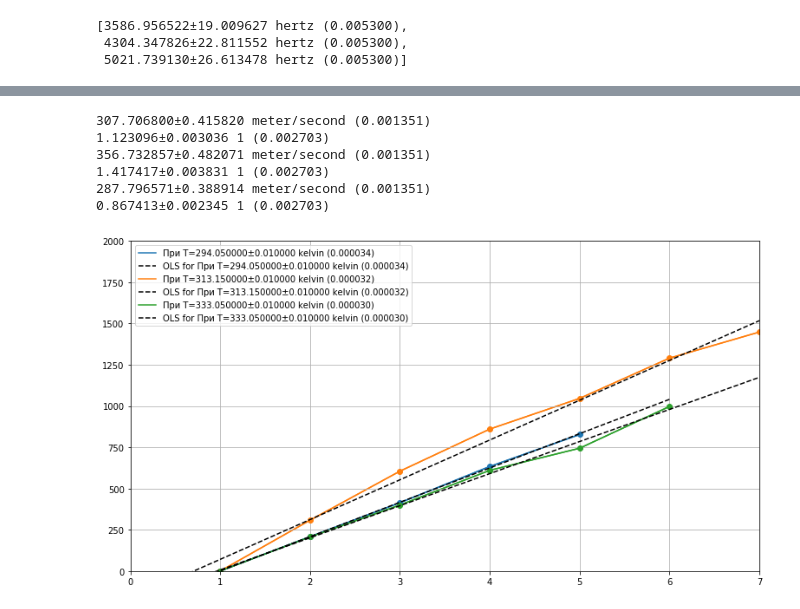
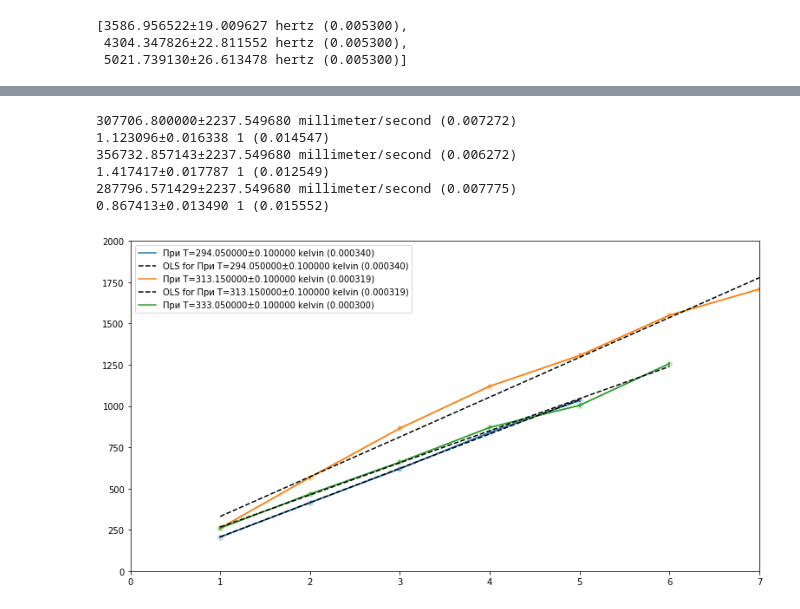
Before and after one commit to Wiki-fan/miptlabs, a Jupyter notebook: lab2.1 example.ipynb, the cells around one changed output, grey strips where cells are left out. Cells and saved outputs as stored; diff of their text form; code cells hidden in the pictures.

```diff
--- a/lab2.1 example.ipynb
+++ b/lab2.1 example.ipynb
@@ -23,7 +24,7 @@ log.basicConfig(level=log.INFO, format='%(message)s', stream=sys.stdout)
 # %%
 # Рассчитываем частоты, которые нужно выставить (примерно), чтобы получилось 5, 6 и 7 резонансов
 mu = ml.PQ(29*10**(-3)*u.kg/u.mol, is_const=True)
-T = ml.PQ(ml.celsium_to_kelvins(22.6), sigma=0.5*u.kelvins) # Комнатная
+T = ml.PQ(ml.celsium_to_kelvins(22.6), sigma=0.2*u.kelvins) # Комнатная
 delta_L_max = ml.PQ(23*u.cm, sigma=0.1*u.cm)
 v_sound_estim = ml.PQ(330*u.m/u.s, sigma=1*u.m/u.s)
 f_s = [(v_sound_estim*n/delta_L_max/2).repr_as(u.hz) for n in [5, 6, 7]]
@@ -44,16 +45,19 @@ L_s = [ np.array([ml.PQ(val*u.mm, sigma=0.5*u.mm) for val in
         np.array([ml.PQ(val*u.mm, sigma=0.5*u.mm) for val in
                      [23, 62, 95, 128, 161, 194, 226]])]
 
-plt.figure(figsize=(13, 7))
-plt.xlim(0, 7)
+plt.figure(figsize=(14, 14))
 for L, f in zip(L_s, f_s):
+    plt.xlim(0, 7)
+    plt.ylim(0, 250)
+
     grid = np.arange(1, len(L)+1, 1)
-    ml.plt_pq(grid, L-L[0], label='Для f=%s'%f.val, ols=True)
+    ml.plt_pq(grid, (L-L[0]), label='Для f=%s'%f.val, ols=True, grid_y=25, grid_x=(1, 0))
 
     ols_coefs, ols_errors = ml.OLS(grid, L)
-    print(ols_coefs, ols_errors)
-
-    lambd = ml.PQ(2*ols_coefs[0]*L[0].dim, sigma=ols_errors[0]*L[0].dim)#(L[-1]-L[0])/len(L)
+    #print(ols_coefs, ols_errors)
+    ols_errors = [4/np.sqrt(7),0]
+    print("OLS", ols_errors[0])
+    lambd = ml.PQ(2*ols_coefs[0]*L[0].dim, sigma=2*ols_errors[0]*L[0].dim)
     v_sound = (lambd*f).repr_as(u.m/u.s)
     print(v_sound)
     gamma = (mu/(u.R*T)*v_sound**2).repr_as(1)
@@ -73,35 +77,38 @@ plt.show()
 # %%
 # Длина трубы
-L = ml.PQ(740*u.mm, sigma=1*u.mm)
+L = ml.PQ(740*u.mm, sigma=0.5*u.mm)
 # Температуры
-T_s = [ml.PQ(ml.celsium_to_kelvins(20.9), sigma=0.01*u.kelvins),
-       ml.PQ(ml.celsium_to_kelvins(40.0), sigma=0.01*u.kelvins),
-       ml.PQ(ml.celsium_to_kelvins(59.9), sigma=0.01*u.kelvins)]
+T_s = [ml.PQ(ml.celsium_to_kelvins(20.9), sigma=0.1*u.kelvins),
+       ml.PQ(ml.celsium_to_kelvins(40.0), sigma=0.1*u.kelvins),
+       ml.PQ(ml.celsium_to_kelvins(59.9), sigma=0.1*u.kelvins)]
 # Частоты
-f_s = [np.array([ml.PQ(val*u.hz, sigma=0.1*u.hz, dim=u.hz) for val in
+f_s = [np.array([ml.PQ(val*u.hz, sigma=10*u.hz, dim=u.hz) for val in
                      [206.1, 414.3, 620.0, 839.6, 1033.0]]),
-       np.array([ml.PQ(val*u.hz, sigma=1*u.hz, dim=u.hz) for val in
+       np.array([ml.PQ(val*u.hz, sigma=10*u.hz, dim=u.hz) for val in
                      [260, 568, 865, 1120, 1306, 1550, 1708]]),
-       np.array([ml.PQ(val*u.hz, sigma=1*u.hz, dim=u.hz) for val in
+       np.array([ml.PQ(val*u.hz, sigma=10*u.hz, dim=u.hz) for val in
                      [260.0, 467, 660, 870, 1004, 1257]])]
 
 plt.figure(figsize=(13, 7))
 plt.xlim(0, 7)
 plt.ylim(ymin=0, ymax=2000)
 for T, f in zip(T_s, f_s):
     grid = np.arange(1, len(f)+1, 1)
-    ml.plt_pq(grid, f-f[0], ols=True, label='При T=%s'%T)
+    ml.plt_pq(grid, f, ols=True, label='При T=%s'%T)
     ols_coefs, ols_errors = ml.OLS(grid, f)
-    v_sound = (2*L*ols_coefs[0]*u.hz).repr_as(u.m/u.s)
+
+    ols_errors = [4/np.sqrt(7),0]
+    v_sound = ml.PQ((2*L*ols_coefs[0]/u.s).val, sigma=(2*L*ols_errors[0]/u.s).val, dim=u.mm/u.s)
     print(v_sound)
     gamma = (mu/(u.R*T)*v_sound**2).repr_as(1)
     print(gamma)
+plt.grid()
 plt.show()
 # %% [output]
-307.706800±0.415820 meter/second (0.001351)
-1.123096±0.003036 1 (0.002703)
-356.732857±0.482071 meter/second (0.001351)
-1.417417±0.003831 1 (0.002703)
-287.796571±0.388914 meter/second (0.001351)
-0.867413±0.002345 1 (0.002703)
+307706.800000±2237.549680 millimeter/second (0.007272)
+1.123096±0.016338 1 (0.014547)
+356732.857143±2237.549680 millimeter/second (0.006272)
+1.417417±0.017787 1 (0.012549)
+287796.571429±2237.549680 millimeter/second (0.007775)
+0.867413±0.013490 1 (0.015552)
-[figure, old version]
+[figure, new version]
```
Also changed, not shown: parts of 2 cells of this notebook, 2 other files.
